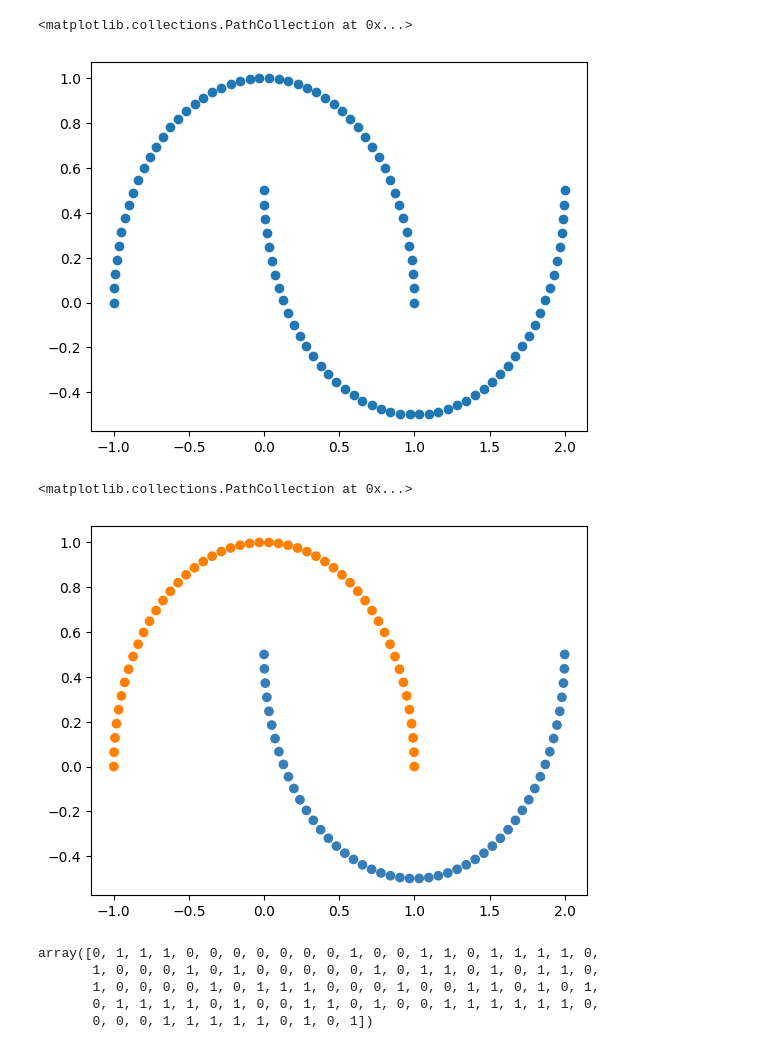
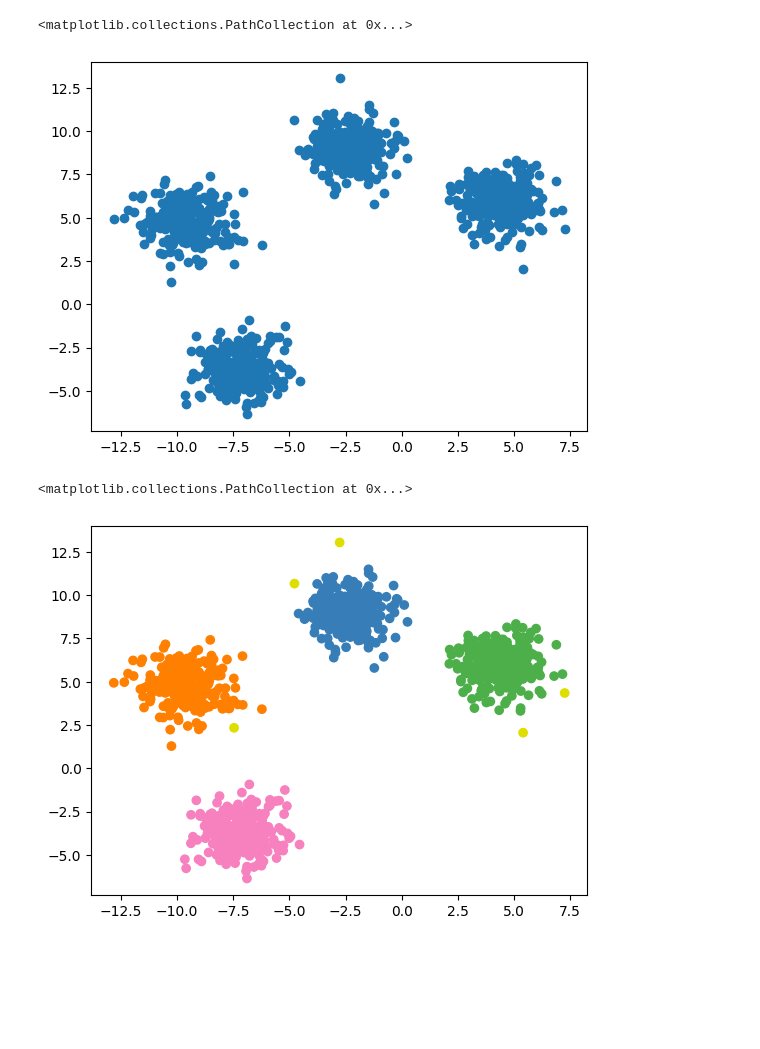
Before and after one commit to ahans/dbscan, a Jupyter notebook: playground.ipynb, the cells around one changed output. Drawn from its saved outputs; the diff is of its cells as text; code cells hidden in the pictures; blank space fills up the shorter version.

```diff
--- a/playground.ipynb
+++ b/playground.ipynb
@@ -16,44 +16,48 @@ from sklearn.metrics.pairwise import euclidean_distances
 
 # data = np.concatenate((blob_a, blob_b, blob_c), axis=0)
 
-data, y = datasets.make_moons(n_samples=100, shuffle=True)
+# data, y = datasets.make_moons(n_samples=100, shuffle=True)
+data, y = datasets.make_blobs(n_samples=1000, centers=4)
 num_points = data.shape[0]
 # %%
-colors = np.array(["#377eb8",
-                    "#ff7f00",
-                    "#4daf4a",
-                    "#f781bf",
-                    "#a65628",
-                    "#984ea3",
-                    "#999999",
-                    "#e41a1c",
-                    "#dede00"])
+colors = np.array([
+    "#377eb8",
+    "#ff7f00",
+    "#4daf4a",
+    "#f781bf",
+    "#a65628",
+    "#984ea3",
+    "#999999",
+    "#e41a1c",
+    "#dede00",
+    "#377eb8",
+    "#ff7f00",
+    "#4daf4a",
+    "#f781bf",
+    "#a65628",
+    "#984ea3",
+    "#999999",
+    "#e41a1c",
+    "#dede00",
+                    ])
 
 plt.scatter(data[:,0], data[:,1])
 # plt.xlim([2, 12])
 # plt.ylim([0, 10])
 # %% [output]
 <matplotlib.collections.PathCollection at 0x...>
-[figure, old version]
+[figure, new version]
 # %%
-eps = 0.1
+eps = 1.0
 n_samples = 3
 dbscan = DBSCAN(eps=eps, min_samples=n_samples)
 labels_sklearn = dbscan.fit_predict(data)
 
 plt.scatter(data[:,0], data[:,1], color=colors[labels_sklearn])
 # plt.xlim([2, 12])
 # plt.ylim([0, 10])
 # %% [output]
 <matplotlib.collections.PathCollection at 0x...>
-[figure, old version]
+[figure, new version]
-# %%
-labels_sklearn
-# %% [output]
-array([0, 1, 1, 1, 0, 0, 0, 0, 0, 0, 0, 1, 0, 0, 1, 1, 0, 1, 1, 1, 1, 0,
-       1, 0, 0, 0, 1, 0, 1, 0, 0, 0, 0, 0, 1, 0, 1, 1, 0, 1, 0, 1, 1, 0,
-       1, 0, 0, 0, 0, 1, 0, 1, 1, 1, 0, 0, 0, 1, 0, 0, 1, 1, 0, 1, 0, 1,
-       0, 1, 1, 1, 1, 0, 1, 0, 0, 1, 1, 0, 1, 0, 0, 1, 1, 1, 1, 1, 1, 0,
-       0, 0, 0, 1, 1, 1, 1, 1, 0, 1, 0, 1])
 # %%
 core_points = [[] for _ in range(num_points)]
```
Also changed, not shown: parts of 3 cells of this notebook.
